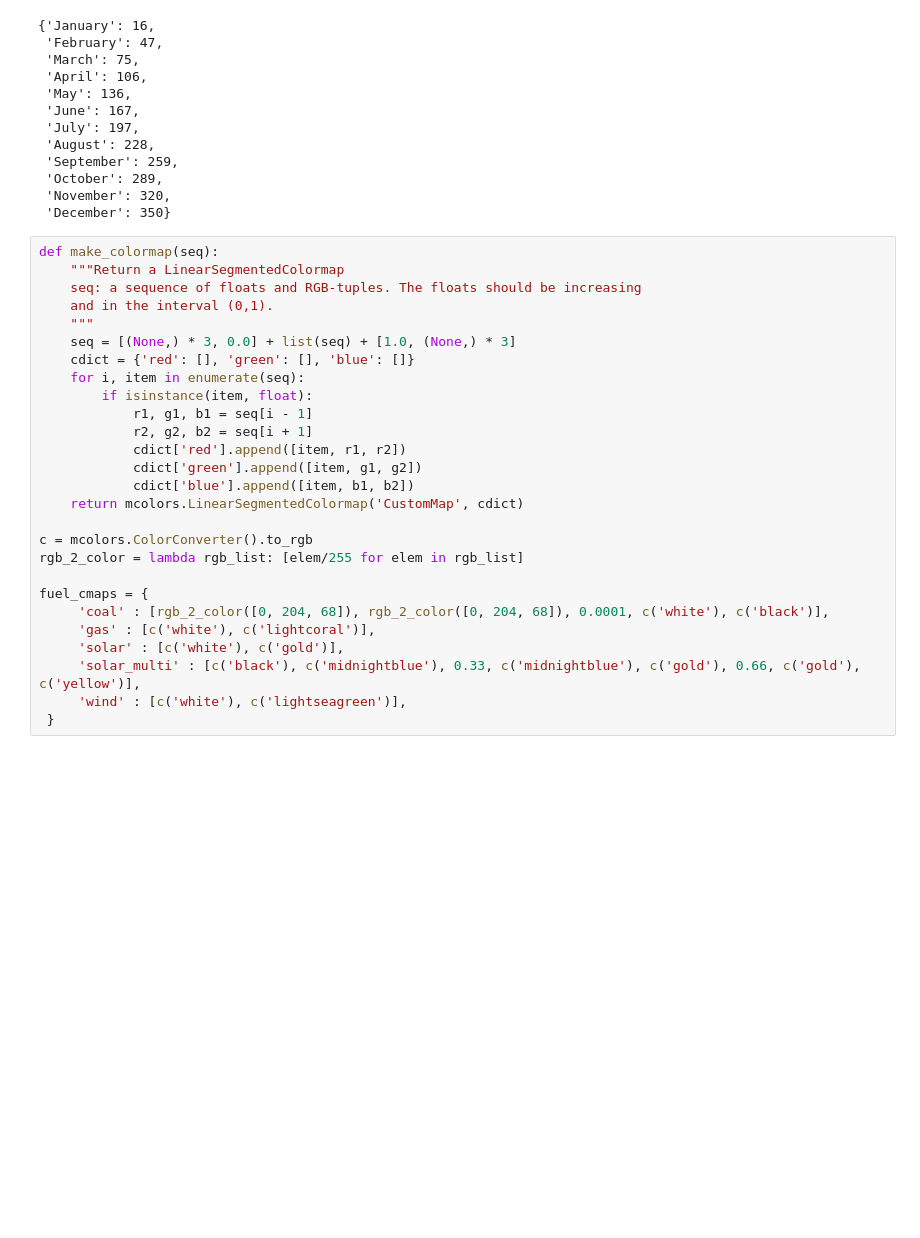
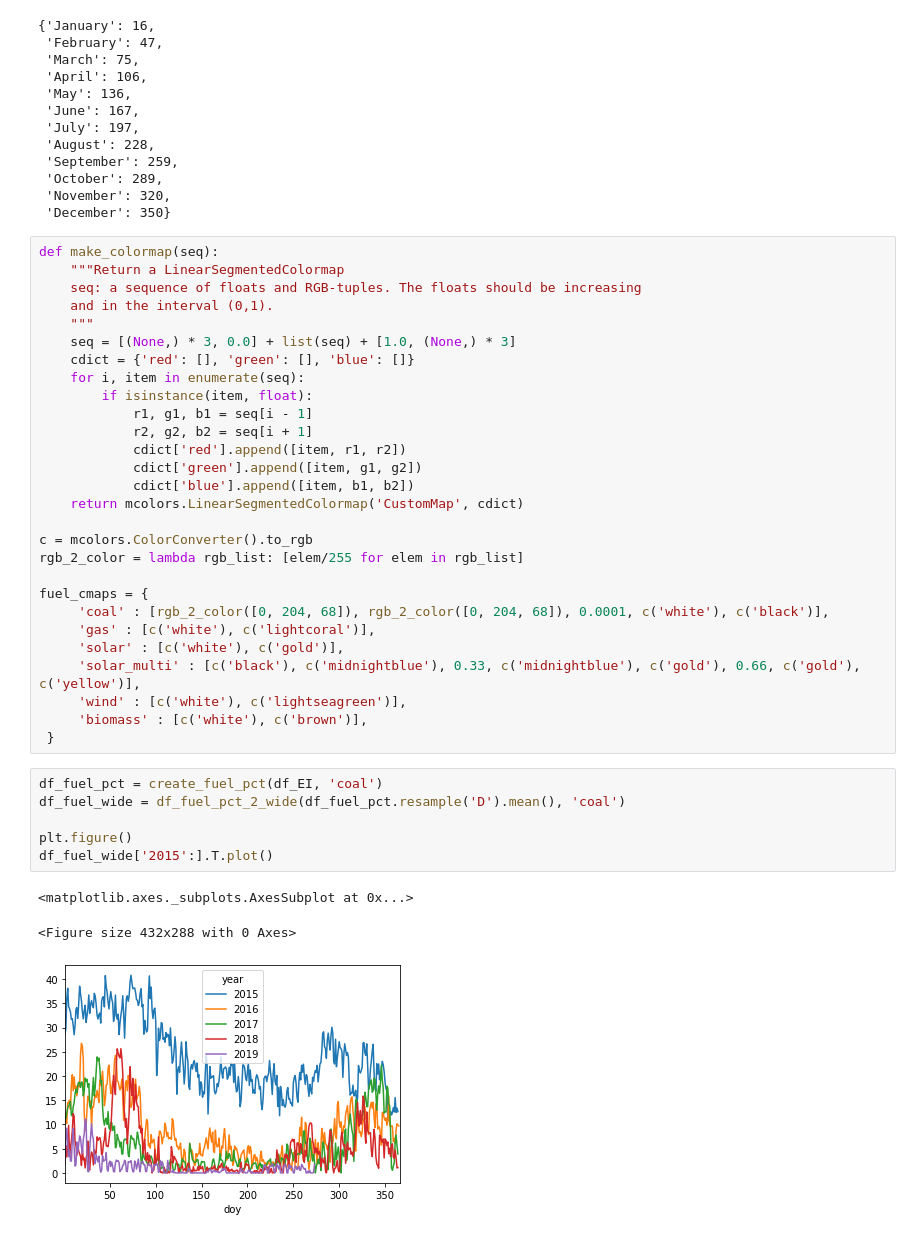
Before and after one commit to AyrtonB/UK-Fuel-Transition, a Jupyter notebook: Fuel Penetration Heatmaps.ipynb, the cells around one changed output. Cells and saved outputs as stored; diff of their text form; blank space fills up the shorter version.

```diff
--- a/Fuel Penetration Heatmaps.ipynb
+++ b/Fuel Penetration Heatmaps.ipynb
@@ -134,7 +151,18 @@ fuel_cmaps = {
      'solar' : [c('white'), c('gold')],
      'solar_multi' : [c('black'), c('midnightblue'), 0.33, c('midnightblue'), c('gold'), 0.66, c('gold'), c('yellow')],
      'wind' : [c('white'), c('lightseagreen')],
+     'biomass' : [c('white'), c('brown')],
  }
+# %%
+df_fuel_pct = create_fuel_pct(df_EI, 'coal')
+df_fuel_wide = df_fuel_pct_2_wide(df_fuel_pct.resample('D').mean(), 'coal')
+
+plt.figure()
+df_fuel_wide['2015':].T.plot()
+# %% [output]
+<matplotlib.axes._subplots.AxesSubplot at 0x...>
+<Figure size 432x288 with 0 Axes>
+[figure, added]
 # %%
 def plot_wide_fuel(df_fuel_wide, fuel, ax, bkg_c='white', cmap='viridis'):
     ## Creating heatmap
```
Also changed, not shown: parts of 8 cells of this notebook, 22 other files.
